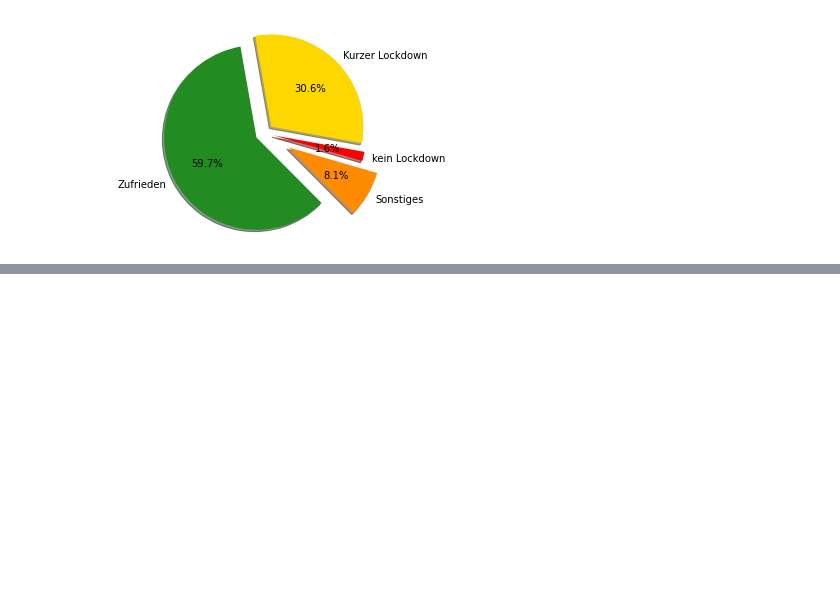
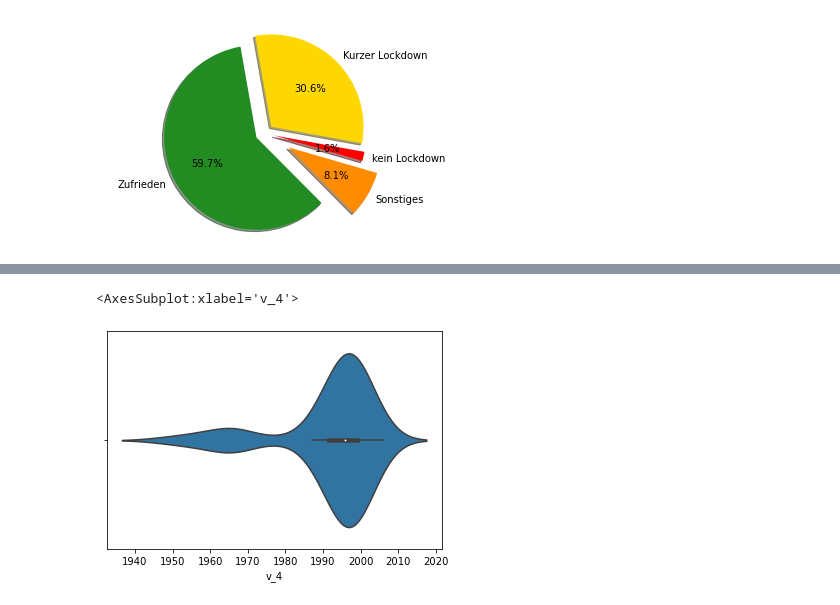
Before and after one commit to Danielsoeller/TH-2021-UmfrageAuswertung, a Jupyter notebook: Auswertung.ipynb, the cells around one changed output, grey strips where cells are left out. Cells and saved outputs as stored; diff of their text form; code cells hidden in the pictures; blank space fills up the shorter version.

```diff
--- a/Auswertung.ipynb
+++ b/Auswertung.ipynb
@@ -13,5 +13,5 @@ pandas 1.1.3
 numpy 1.19.2
 seaborn 0.11.0
 # %%
-Data= pd.read_excel("exp.xlsx", skiprows=2)
+Data= pd.read_excel("Data.xlsx", skiprows=2)
 Data
@@ -118,2 +145,5 @@ Balken
 # %%
-sns.violinplot(x=Balken, )
+sns.violinplot(x=Balken )
+# %% [output]
+<AxesSubplot:xlabel='v_4'>
+[figure, added]
```
Also changed, not shown: parts of 2 cells of this notebook, 2 other files.
